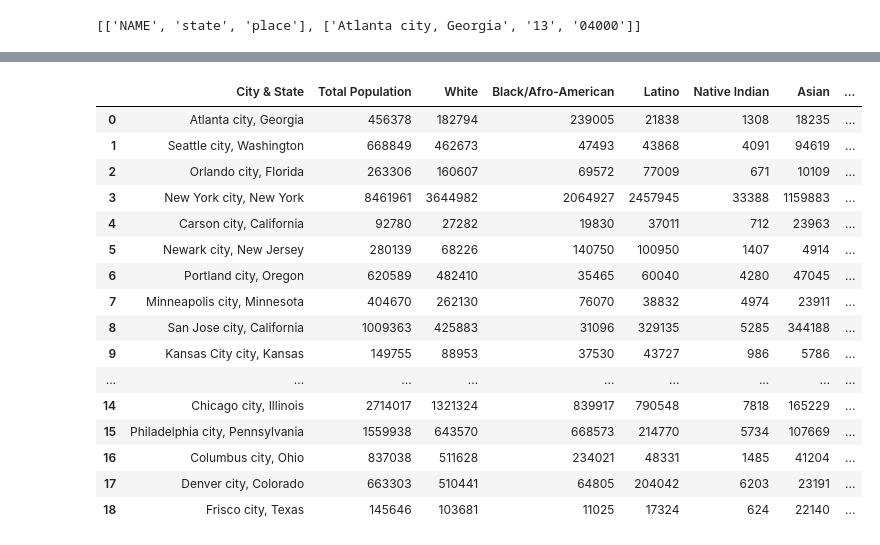
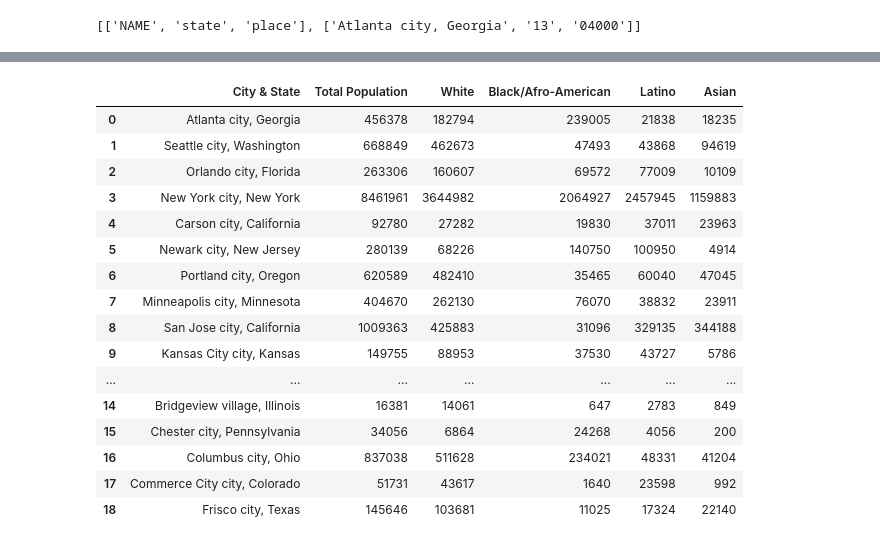
Before and after one commit to Jccommander/Project1-WJBA, a Jupyter notebook: Cleaning_And_Exploration.ipynb, the cells around one changed output, grey strips where cells are left out. Cells and saved outputs as stored; diff of their text form; code cells hidden in the pictures.

```diff
--- a/Cleaning_And_Exploration.ipynb
+++ b/Cleaning_And_Exploration.ipynb
@@ -396,43 +437,41 @@ age_df.to_csv("Output/Census_Age_Data.csv")
 # %%
 # DataFrame for ethnicity
 
-ethnicity_df = pd.DataFrame(ethnicity_list)
+ethnicity_df = pd.DataFrame(ethnicity_2016)
 
 # Rename columns
 
-ethnicity_df.columns=["City & State","Total Population","White","Black/Afro-American","Latino","Native Indian","Asian",\
-                      "Pacific Islander","Other","State Code","City Code"]
+ethnicity_df.columns=["City & State","Total Population","White","Black/Afro-American","Latino","Asian","State Code","City Code"]
 
 # Remove extraneous columns
 
-ethnicity_df = ethnicity_df.loc[:, ["City & State","Total Population","White","Black/Afro-American","Latino","Native Indian","Asian",\
-                      "Pacific Islander","Other"]]
+ethnicity_df = ethnicity_df.loc[:, ["City & State","Total Population","White","Black/Afro-American","Latino","Asian"]]
+
+# Save DataFrame
+
+ethnicity_df.to_csv("Output/Ethnicity_Data_2016.csv")
 
 # Display the DataFrame
 
 ethnicity_df
-
-# Save DataFrame
-
-#ethnicity_df.to_csv("Output/Census_Ethnicity_Data.csv")
 # %% [output]
-|  | City & State | Total Population | White | Black/Afro-American | Latino | Native Indian | Asian | ... |
-| 0 | Atlanta city, Georgia | 456378 | 182794 | 239005 | 21838 | 1308 | 18235 | ... |
-| 1 | Seattle city, Washington | 668849 | 462673 | 47493 | 43868 | 4091 | 94619 | ... |
-| 2 | Orlando city, Florida | 263306 | 160607 | 69572 | 77009 | 671 | 10109 | ... |
-| 3 | New York city, New York | 8461961 | 3644982 | 2064927 | 2457945 | 33388 | 1159883 | ... |
-| 4 | Carson city, California | 92780 | 27282 | 19830 | 37011 | 712 | 23963 | ... |
-| 5 | Newark city, New Jersey | 280139 | 68226 | 140750 | 100950 | 1407 | 4914 | ... |
-| 6 | Portland city, Oregon | 620589 | 482410 | 35465 | 60040 | 4280 | 47045 | ... |
-| 7 | Minneapolis city, Minnesota | 404670 | 262130 | 76070 | 38832 | 4974 | 23911 | ... |
-| 8 | San Jose city, California | 1009363 | 425883 | 31096 | 329135 | 5285 | 344188 | ... |
-| 9 | Kansas City city, Kansas | 149755 | 88953 | 37530 | 43727 | 986 | 5786 | ... |
-| ... | ... | ... | ... | ... | ... | ... | ... | ... |
-| 14 | Chicago city, Illinois | 2714017 | 1321324 | 839917 | 790548 | 7818 | 165229 | ... |
-| 15 | Philadelphia city, Pennsylvania | 1559938 | 643570 | 668573 | 214770 | 5734 | 107669 | ... |
-| 16 | Columbus city, Ohio | 837038 | 511628 | 234021 | 48331 | 1485 | 41204 | ... |
-| 17 | Denver city, Colorado | 663303 | 510441 | 64805 | 204042 | 6203 | 23191 | ... |
-| 18 | Frisco city, Texas | 145646 | 103681 | 11025 | 17324 | 624 | 22140 | ... |
+|  | City & State | Total Population | White | Black/Afro-American | Latino | Asian |
+| 0 | Atlanta city, Georgia | 456378 | 182794 | 239005 | 21838 | 18235 |
+| 1 | Seattle city, Washington | 668849 | 462673 | 47493 | 43868 | 94619 |
+| 2 | Orlando city, Florida | 263306 | 160607 | 69572 | 77009 | 10109 |
+| 3 | New York city, New York | 8461961 | 3644982 | 2064927 | 2457945 | 1159883 |
+| 4 | Carson city, California | 92780 | 27282 | 19830 | 37011 | 23963 |
+| 5 | Newark city, New Jersey | 280139 | 68226 | 140750 | 100950 | 4914 |
+| 6 | Portland city, Oregon | 620589 | 482410 | 35465 | 60040 | 47045 |
+| 7 | Minneapolis city, Minnesota | 404670 | 262130 | 76070 | 38832 | 23911 |
+| 8 | San Jose city, California | 1009363 | 425883 | 31096 | 329135 | 344188 |
+| 9 | Kansas City city, Kansas | 149755 | 88953 | 37530 | 43727 | 5786 |
+| ... | ... | ... | ... | ... | ... | ... |
+| 14 | Bridgeview village, Illinois | 16381 | 14061 | 647 | 2783 | 849 |
+| 15 | Chester city, Pennsylvania | 34056 | 6864 | 24268 | 4056 | 200 |
+| 16 | Columbus city, Ohio | 837038 | 511628 | 234021 | 48331 | 41204 |
+| 17 | Commerce City city, Colorado | 51731 | 43617 | 1640 | 23598 | 992 |
+| 18 | Frisco city, Texas | 145646 | 103681 | 11025 | 17324 | 22140 |
 # %%
 # DataFrame for Income Level
 
```
Also changed, not shown: parts of 5 cells of this notebook, 4 other files.
